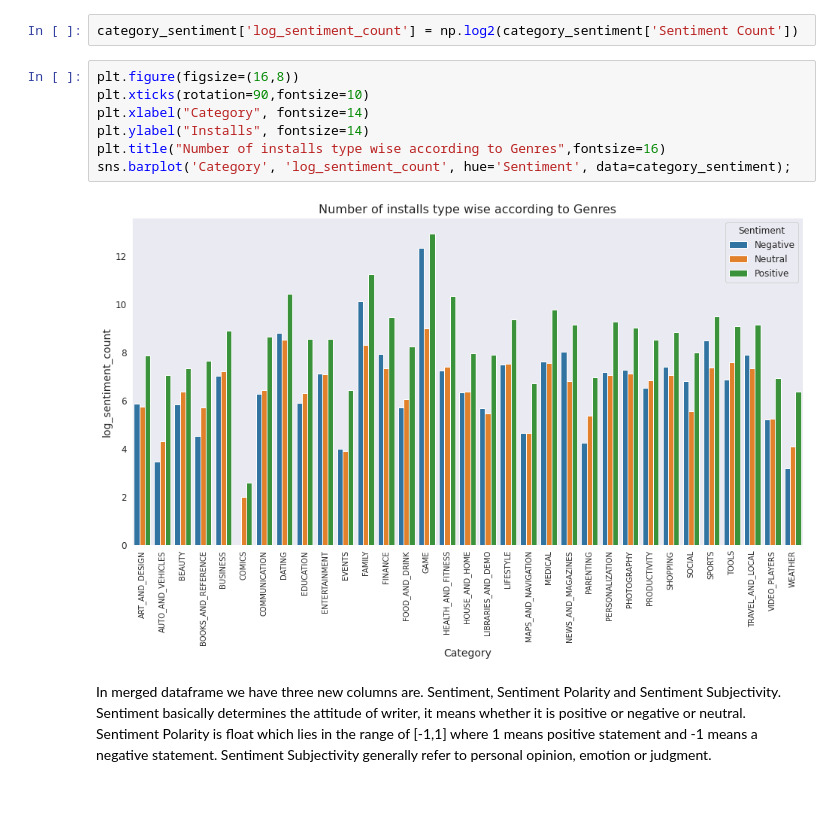
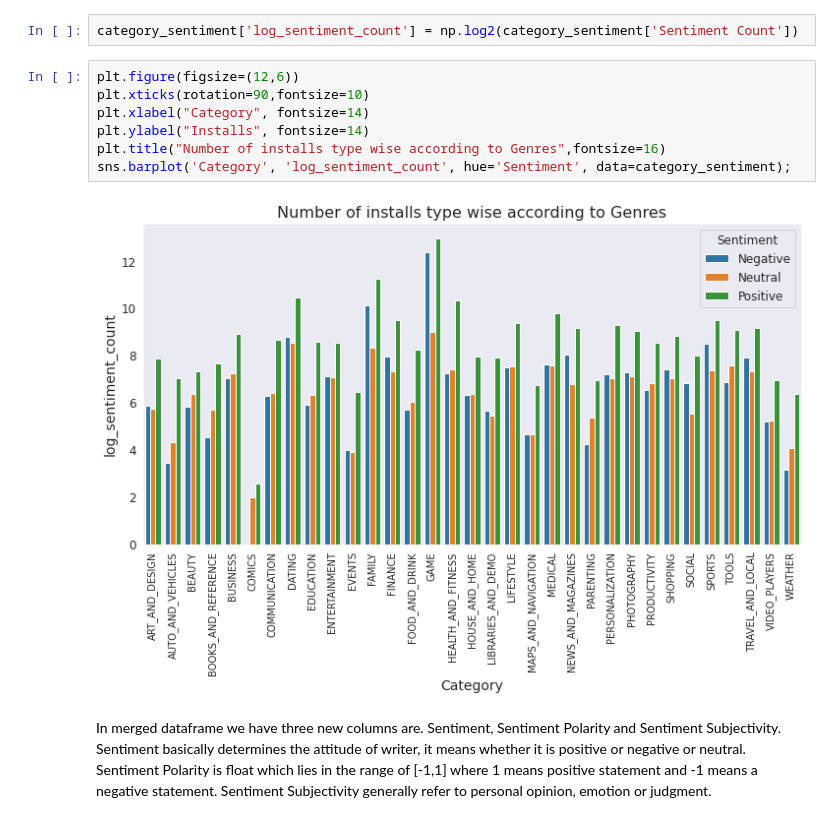
Before and after one commit to Nkbhapkar/EDA-on-playstore, a Jupyter notebook: Exploratory_data_analysis_on_Play_Store_App_Review_Analysis_Capstone_Project.ipynb, the cells around one changed output. Drawn from its saved outputs; the diff is of its cells as text.

```diff
--- a/Exploratory_data_analysis_on_Play_Store_App_Review_Analysis_Capstone_Project.ipynb
+++ b/Exploratory_data_analysis_on_Play_Store_App_Review_Analysis_Capstone_Project.ipynb
@@ -739,13 +743,13 @@ category_sentiment = merged_df.groupby(['Category','Sentiment']).size().reset_in
 # %%
 category_sentiment['log_sentiment_count'] = np.log2(category_sentiment['Sentiment Count'])
 # %%
-plt.figure(figsize=(16,8))
+plt.figure(figsize=(12,6))
 plt.xticks(rotation=90,fontsize=10)
 plt.xlabel("Category", fontsize=14)
 plt.ylabel("Installs", fontsize=14)
 plt.title("Number of installs type wise according to Genres",fontsize=16)
 sns.barplot('Category', 'log_sentiment_count', hue='Sentiment', data=category_sentiment);
 # %% [output]
-[figure, old version]
+[figure, new version]
 # %% [markdown]
 In merged dataframe we have three new columns are. Sentiment, Sentiment Polarity and Sentiment Subjectivity. Sentiment basically determines the attitude of writer, it means whether it is positive or negative or neutral. Sentiment Polarity is float which lies in the range of [-1,1] where 1 means positive statement and -1 means a negative statement. Sentiment Subjectivity generally refer to personal opinion, emotion or judgment.
```
Also changed, not shown: parts of 16 cells of this notebook.
